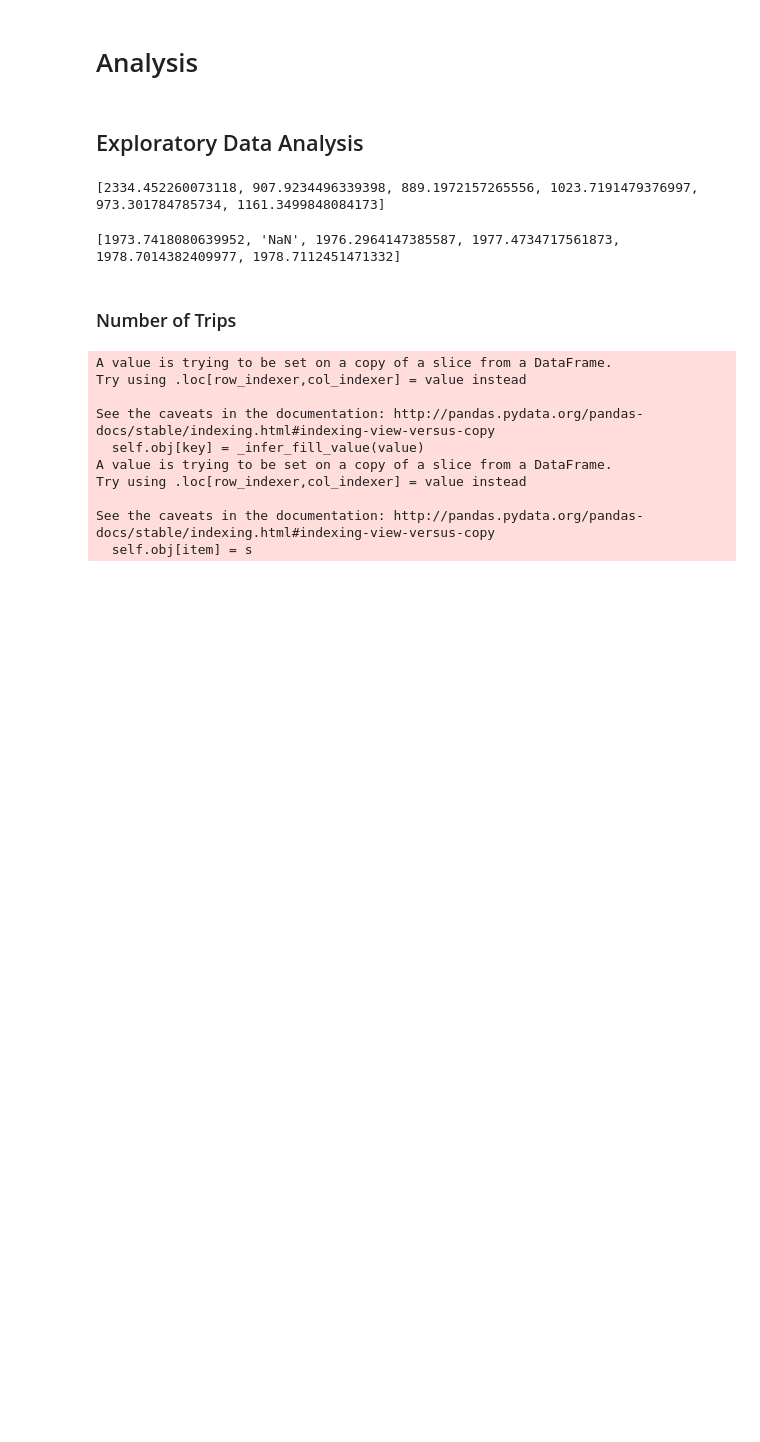
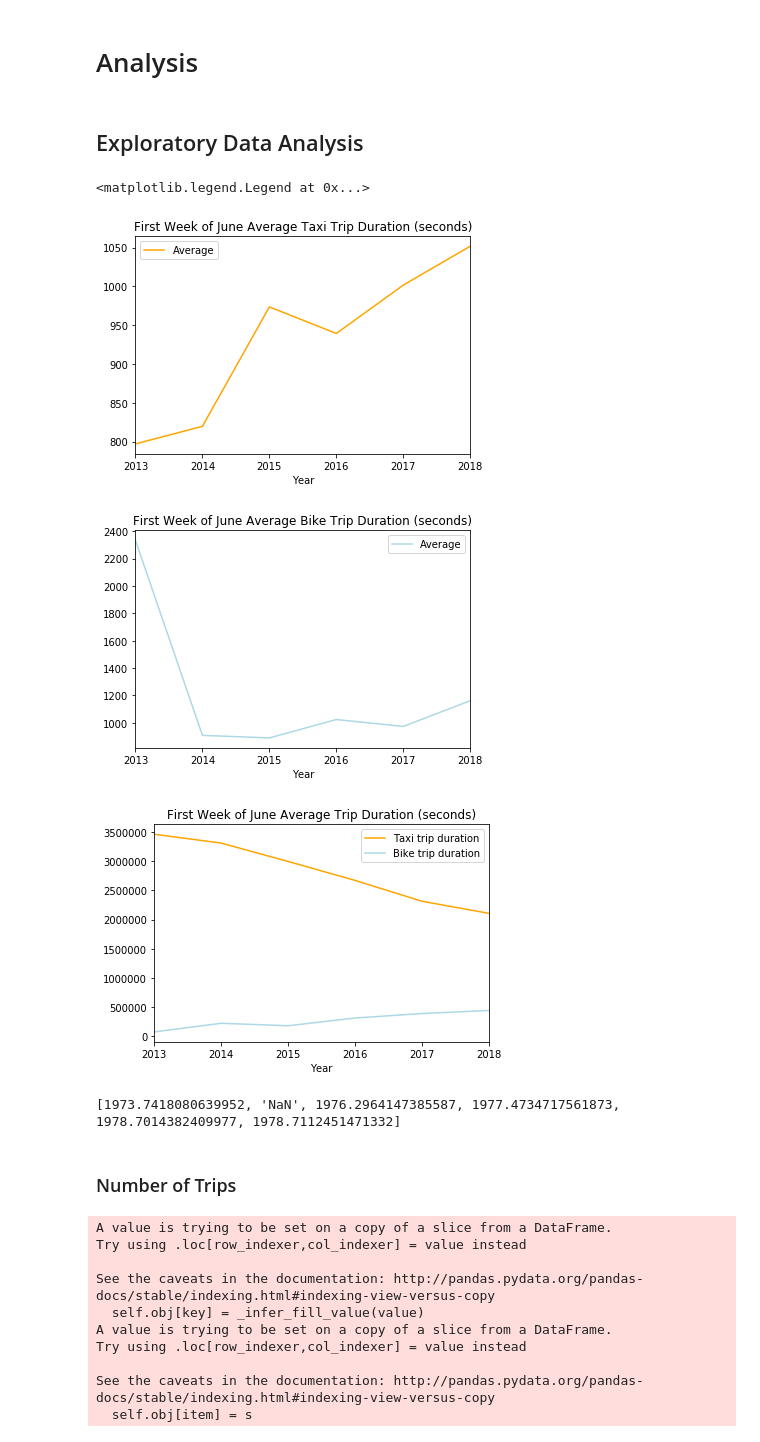
Before and after one commit to dvignoles/nyc-transpo, a Jupyter notebook: nyc_transpo.ipynb, the cells around one changed output. Cells and saved outputs as stored; diff of their text form; code cells hidden in the pictures; blank space fills up the shorter version.

Commit message:
trip duration line graphs

```diff
--- a/nyc_transpo.ipynb
+++ b/nyc_transpo.ipynb
@@ -264,19 +264,46 @@ df_bike_2014.head()
 # Analysis
 # %% [markdown]
 ## Exploratory Data Analysis
-# %%
-citi_avg_trip_durations = []
-
-citi_avg_trip_durations.append(df_bike_2013.tripduration.mean())
-citi_avg_trip_durations.append(df_bike_2014.tripduration.mean())
-citi_avg_trip_durations.append(df_bike_2015.tripduration.mean())
-citi_avg_trip_durations.append(df_bike_2016.tripduration.mean())
-citi_avg_trip_durations.append(df_bike_2017.tripduration.mean())
-citi_avg_trip_durations.append(df_bike_2018.tripduration.mean())
-
-print(citi_avg_trip_durations)
-# %% [output]
-[2334.452260073118, 907.9234496339398, 889.1972157265556, 1023.7191479376997, 973.301784785734, 1161.3499848084173]
+# %%
+# Create average trip duration dataframes and plot
+
+avg_trip_duration_bike = pd.DataFrame(
+    {'Year': YEARS,
+     'Average': [
+        df_bike_2013.tripduration.mean(),
+        df_bike_2014.tripduration.mean(),
+        df_bike_2015.tripduration.mean(),
+        df_bike_2016.tripduration.mean(),
+        df_bike_2017.tripduration.mean(),
+        df_bike_2018.tripduration.mean()]
+    })
+
+avg_trip_duration_taxi = pd.DataFrame(
+    {'Year': YEARS,
+     'Average': [
+         df_taxi_2013.tripduration.mean(),
+         df_taxi_2014.tripduration.mean(),
+         df_taxi_2015.tripduration.mean(),
+         df_taxi_2016.tripduration.mean(),
+         df_taxi_2017.tripduration.mean(),
+         df_taxi_2018.tripduration.mean()]
+    })
+
+avg_trip_duration_taxi.plot(
+    kind='line', x='Year', y='Average', title='First Week of June Average Taxi Trip Duration (seconds)', color='orange')
+avg_trip_duration_bike.plot(
+    kind='line', x='Year', y='Average', title='First Week of June Average Bike Trip Duration (seconds)', color='lightblue')
+
+_ = df_taxi_trip_counts.plot(
+    kind='line', x='Year', y='Count', title='First Week of June Average Trip Duration (seconds)', color='orange')
+df_bike_trip_counts.plot(
+    kind='line', x='Year', y='Count', title='First Week of June Average Trip Duration (seconds)', ax=_, color='lightblue')
+_.legend(['Taxi trip duration', 'Bike trip duration'])
+# %% [output]
+<matplotlib.legend.Legend at 0x...>
+[figure, added]
+[figure, added]
+[figure, added]
 # %%
 # had to avoid 2014 here, as there are some issues with the birthdate field in that dataframe. Will clean.
 # yo people in their 40s love citibikes
```
Also changed, not shown: parts of 1 cell of this notebook.
